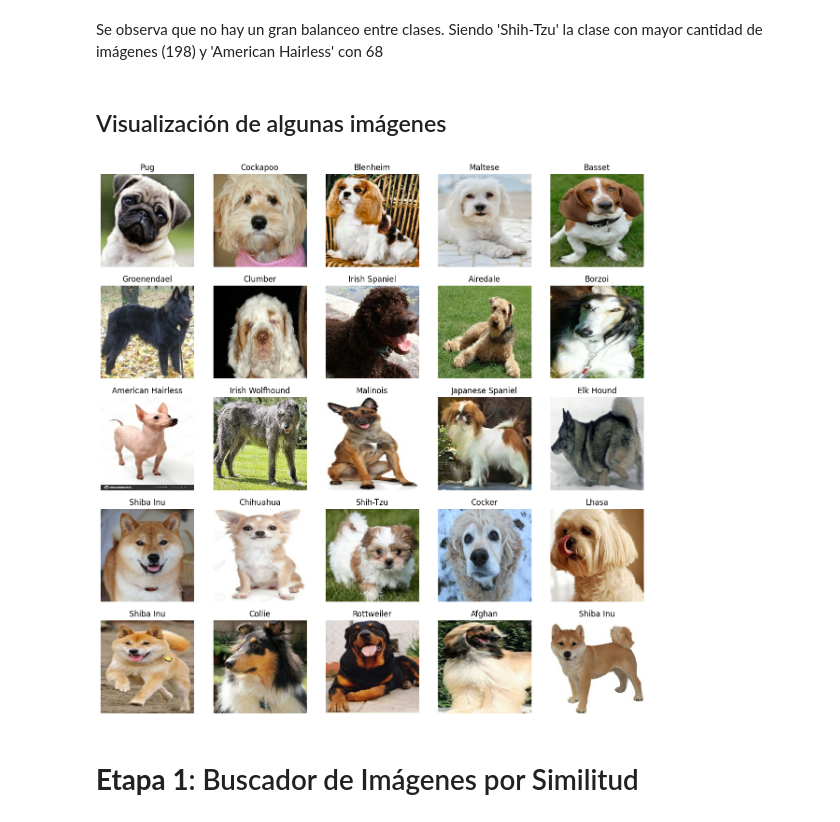
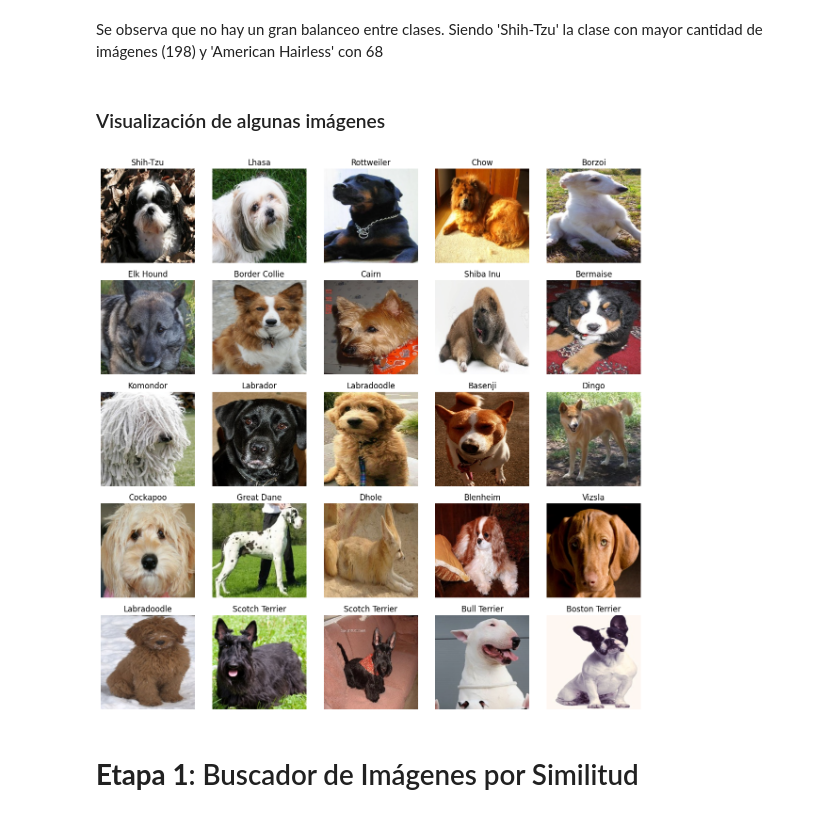
Before and after one commit to marianosancho/CV_TP_Final, a Jupyter notebook: breed_classificator.ipynb, the cells around one changed output. Drawn from its saved outputs; the diff is of its cells as text; code cells hidden in the pictures.

```diff
--- a/breed_classificator.ipynb
+++ b/breed_classificator.ipynb
@@ -170,18 +153,31 @@ plt.show()
 # %% [markdown]
 Se observa que no hay un gran balanceo entre clases. Siendo 'Shih-Tzu' la clase con mayor cantidad de imágenes (198) y 'American Hairless' con 68
 # %% [markdown]
-## Visualización de algunas imágenes
+### Visualización de algunas imágenes
-# %%
-plt.figure(figsize=(15, 15))
-for images, labels in train_ds.take(1):
-  for i in range(25):
-    ax = plt.subplot(5, 5, i + 1)
-    plt.imshow(images[i].numpy().astype("uint8"))
-    class_idx = list(labels[i]).index(1)
-    plt.title(class_names[class_idx])
-    plt.axis("off")
-# %% [output]
-[figure, removed]
+# %%
+plt.figure(figsize=(12, 12))
+
+# Obtener una sola tanda (batch) del DataLoader
+images, labels = next(iter(trainloader))
+
+
+for i in range(25):
+    ax = plt.subplot(5, 5, i + 1)
+
+    # Desnormalizar imagen (ImageNet)
+    img = images[i].numpy().transpose((1, 2, 0))  # CHW -> HWC
+    img = img * np.array([0.229, 0.224, 0.225]) + np.array([0.485, 0.456, 0.406])
+    img = np.clip(img, 0, 1)
+
+    plt.imshow(img)
+    plt.title(trainset.classes[labels[i]])
+    plt.axis("off")
+
+plt.tight_layout()
+plt.savefig('outputs/plots/images_examples.png')
+plt.show()
+# %% [output]
+[figure, added]
 # %% [markdown]
 # **Etapa 1**:  Buscador de Imágenes por Similitud
 # %% [markdown]
```
Also changed, not shown: parts of 64 cells of this notebook.
